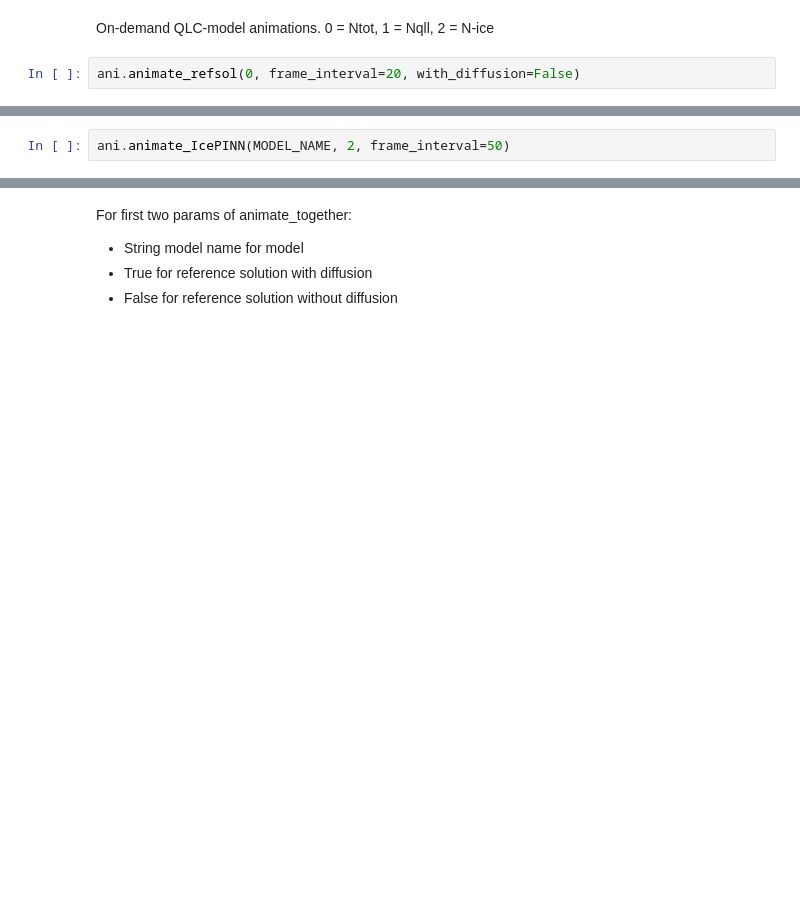
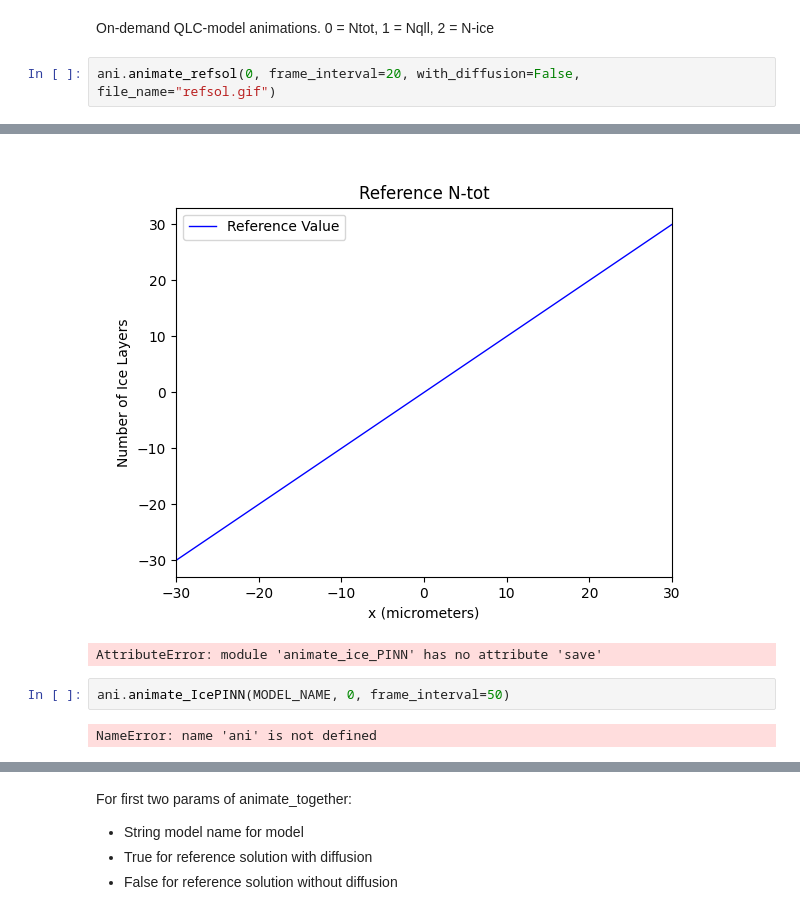
Before and after one commit to HidnGemini/PINNs, a Jupyter notebook: animate_ice_PINN.ipynb, the cells around one changed output, grey strips where cells are left out. Saved outputs shown, nothing was run; the diff lists cells and outputs as text; blank space fills up the shorter version.

```diff
--- a/animate_ice_PINN.ipynb
+++ b/animate_ice_PINN.ipynb
@@ -10,4 +16,5 @@ print(MODEL_NAME)
 # %% [markdown]
 On-demand QLC-model animations. 0 = Ntot, 1 = Nqll, 2 = N-ice
 # %%
-ani.animate_refsol(0, frame_interval=20, with_diffusion=False)
+ani.animate_refsol(0, frame_interval=20, with_diffusion=False, file_name="refsol.gif")
+# %% [output]
@@ -14,4 +38,8 @@ ani.animate_refsol(0, frame_interval=20, with_diffusion=False)
+[figure, added]
+AttributeError: module 'animate_ice_PINN' has no attribute 'save'
 # %%
-ani.animate_IcePINN(MODEL_NAME, 2, frame_interval=50)
+ani.animate_IcePINN(MODEL_NAME, 0, frame_interval=50)
+# %% [output]
+NameError: name 'ani' is not defined
 # %%
 ani.animate_IcePINN(MODEL_NAME+"_round2", 0, frame_interval=50)
```
Also changed, not shown: parts of 3 cells of this notebook, 4 other files.
